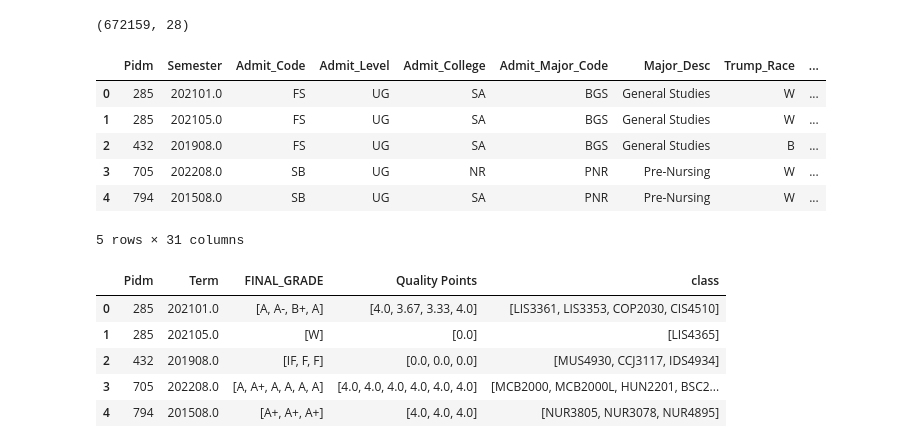
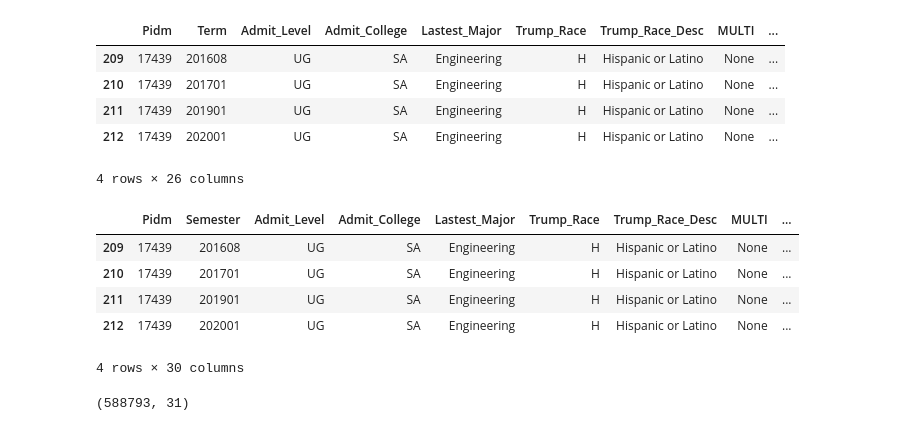
Before and after one commit to ArtKrutsko/CIS4915, a Jupyter notebook: new-table.ipynb, the cells around one changed output. Drawn from its saved outputs; the diff is of its cells as text; code cells hidden in the pictures.

```diff
--- a/new-table.ipynb
+++ b/new-table.ipynb
@@ -29,6 +55,5 @@ student_data.head()
 # %%
 #Final and Semester GPAs (Assuming all classes are equal credits)
-
 student_data['Valid_Grades'] = np.where(student_data['Count in GPA?'] == 'Y' , student_data['Quality Points'], np.nan)
 student_final_gpa = student_data.groupby('Pidm')['Valid_Grades'].mean().reset_index()
 student_data = student_data.merge(student_final_gpa, on='Pidm', how='left', suffixes=('', '_mean'))
@@ -38,8 +63,6 @@ student_semester_gpa = student_data.groupby(['Pidm', 'Term'])['Valid_Grades'].me
 student_data = student_data.merge(student_semester_gpa, on=['Pidm', 'Term'], how='left', suffixes=('', '_mean'))
 student_data.rename(columns={'Valid_Grades_mean':'Semester GPA'}, inplace=True)
 
-student_data.drop(['Code', 'Count in GPA?', 'Count_in_GPA', 'Valid_Grades'], axis=1, inplace=True)
 
-
-student_data.head()
+display(student_data[student_data["Pidm"] == 17439])
 # %% [output]
@@ -53,13 +78,15 @@ student_data.head()
 # %%
 #Student Classes & Points per Semester (As an array of strings)
-
 student_data['class'] = (student_data['SUBJ'] + student_data['CRSE_NUMB']).astype(str)
 semester_classes = student_data.groupby(['Pidm', 'Term']).agg({
     'FINAL_GRADE': list,
     'Quality Points': list,
-    'class': list
+    'class': list,
+    'CRN': list,
 }).reset_index()
 
-
-semester_classes.head()
+#Drop unecessary columns
+student_data.drop(['SUBJ', 'REPEAT_IND', 'FINAL_GRADE', 'class', 'Code', 'Count in GPA?', 'Count_in_GPA', 'Valid_Grades'], axis=1, inplace=True)
+# semester_classes.head()
 # student_data.shape
+# display(student_data[student_data["Pidm"] == 17439])
@@ -73,5 +93,4 @@ semester_classes.head()
 # %%
-student_data.drop(['CRN', 'SUBJ', 'CRSE_NUMB', 'REPEAT_IND', 'FINAL_GRADE', 'class'], axis=1, inplace=True)
 # student_data.head()
-student_data.shape
-# display(student_data[student_data["Pidm"] == 3963])
+# student_data.shape
+# display(student_data[student_data["Pidm"] == 17439])
@@ -89,11 +106,10 @@ student_data.head()
 5 rows × 31 columns
 # %%
+#Remove repeated rows in the demographic columns
 student_data = student_data.groupby(['Pidm', 'Term']).agg({
-    'Admit_Code': 'first',
     'Admit_Level': 'first',
     'Admit_College': 'first',
-    'Admit_Major_Code': 'first',
-    'Major_Desc': 'first',
+    'Lastest_Major': 'first',
     'Trump_Race': 'first',
     'Trump_Race_Desc': 'first',
     'MULTI': 'first',
@@ -117,22 +133,27 @@ student_data = student_data.groupby(['Pidm', 'Term']).agg({
     'Semester GPA': 'first'
 }).reset_index()
 
-student_data.shape
+display(student_data[student_data["Pidm"] == 17439])
 # %% [output]
+|  | Pidm | Term | Admit_Level | Admit_College | Lastest_Major | Trump_Race | Trump_Race_Desc | MULTI | ... |
+| 209 | 17439 | 201608 | UG | SA | Engineering | H | Hispanic or Latino | None | ... |
+| 210 | 17439 | 201701 | UG | SA | Engineering | H | Hispanic or Latino | None | ... |
+| 211 | 17439 | 201901 | UG | SA | Engineering | H | Hispanic or Latino | None | ... |
+| 212 | 17439 | 202001 | UG | SA | Engineering | H | Hispanic or Latino | None | ... |
-(672159, 28)
+4 rows × 26 columns
 # %%
-student_data = student_data.merge(semester_classes[['Pidm', 'Term', 'FINAL_GRADE', 'Quality Points', 'class']], on=['Pidm', 'Term'], how='left')
+#Add Semester grades and gpa points to df
+student_data = student_data.merge(semester_classes[['Pidm', 'Term', 'FINAL_GRADE', 'Quality Points', 'class', 'CRN']], on=['Pidm', 'Term'], how='left')
 student_data.rename(columns={'Final_GPA':'HS GPA', 'Term':'Semester','FINAL_GRADE':'Semester Grades', 'Quality Points':'Semester Points', 'class':'Classes'}, inplace=True)
 
+display(student_data[student_data["Pidm"] == 17439])
 
-
-student_data.head()
+# student_data.head()
 # student_data.shape
 # %% [output]
-|  | Pidm | Semester | Admit_Code | Admit_Level | Admit_College | Admit_Major_Code | Major_Desc | Trump_Race | ... |
-| 0 | 285 | 202101.0 | FS | UG | SA | BGS | General Studies | W | ... |
-| 1 | 285 | 202105.0 | FS | UG | SA | BGS | General Studies | W | ... |
-| 2 | 432 | 201908.0 | FS | UG | SA | BGS | General Studies | B | ... |
-| 3 | 705 | 202208.0 | SB | UG | NR | PNR | Pre-Nursing | W | ... |
-| 4 | 794 | 201508.0 | SB | UG | SA | PNR | Pre-Nursing | W | ... |
+|  | Pidm | Semester | Admit_Level | Admit_College | Lastest_Major | Trump_Race | Trump_Race_Desc | MULTI | ... |
+| 209 | 17439 | 201608 | UG | SA | Engineering | H | Hispanic or Latino | None | ... |
+| 210 | 17439 | 201701 | UG | SA | Engineering | H | Hispanic or Latino | None | ... |
+| 211 | 17439 | 201901 | UG | SA | Engineering | H | Hispanic or Latino | None | ... |
+| 212 | 17439 | 202001 | UG | SA | Engineering | H | Hispanic or Latino | None | ... |
-5 rows × 31 columns
+4 rows × 30 columns
@@ -144,11 +203,6 @@ student_data['Semester GPA'] = student_data['Semester GPA'].astype(float).round(
 student_data['Semester'] = student_data['Semester'].astype(float).astype(int).astype(str)
 student_data.to_csv("formatted_data.csv", index=False)
 # %%
-semester_classes.head()
+student_data.shape
 # %% [output]
-|  | Pidm | Term | FINAL_GRADE | Quality Points | class |
-| 0 | 285 | 202101.0 | [A, A-, B+, A] | [4.0, 3.67, 3.33, 4.0] | [LIS3361, LIS3353, COP2030, CIS4510] |
-| 1 | 285 | 202105.0 | [W] | [0.0] | [LIS4365] |
-| 2 | 432 | 201908.0 | [IF, F, F] | [0.0, 0.0, 0.0] | [MUS4930, CCJ3117, IDS4934] |
-| 3 | 705 | 202208.0 | [A, A+, A, A, A, A] | [4.0, 4.0, 4.0, 4.0, 4.0, 4.0] | [MCB2000, MCB2000L, HUN2201, BSC2... |
-| 4 | 794 | 201508.0 | [A+, A+, A+] | [4.0, 4.0, 4.0] | [NUR3805, NUR3078, NUR4895] |
+(588793, 31)
```
Also changed, not shown: parts of 11 cells of this notebook, 1 other file.
